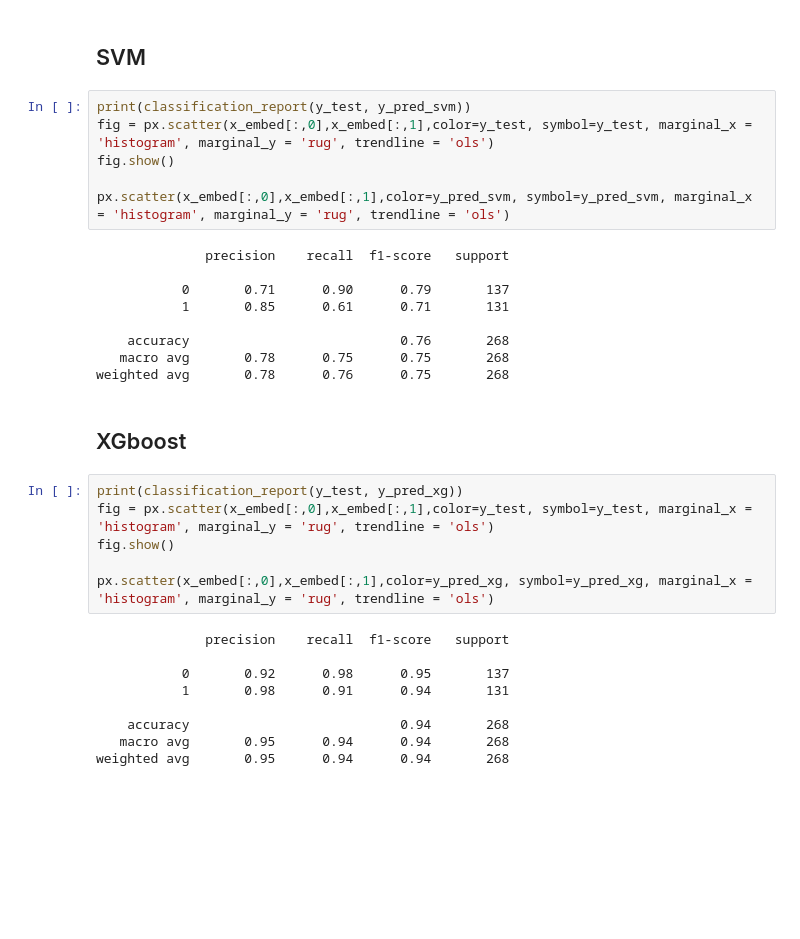
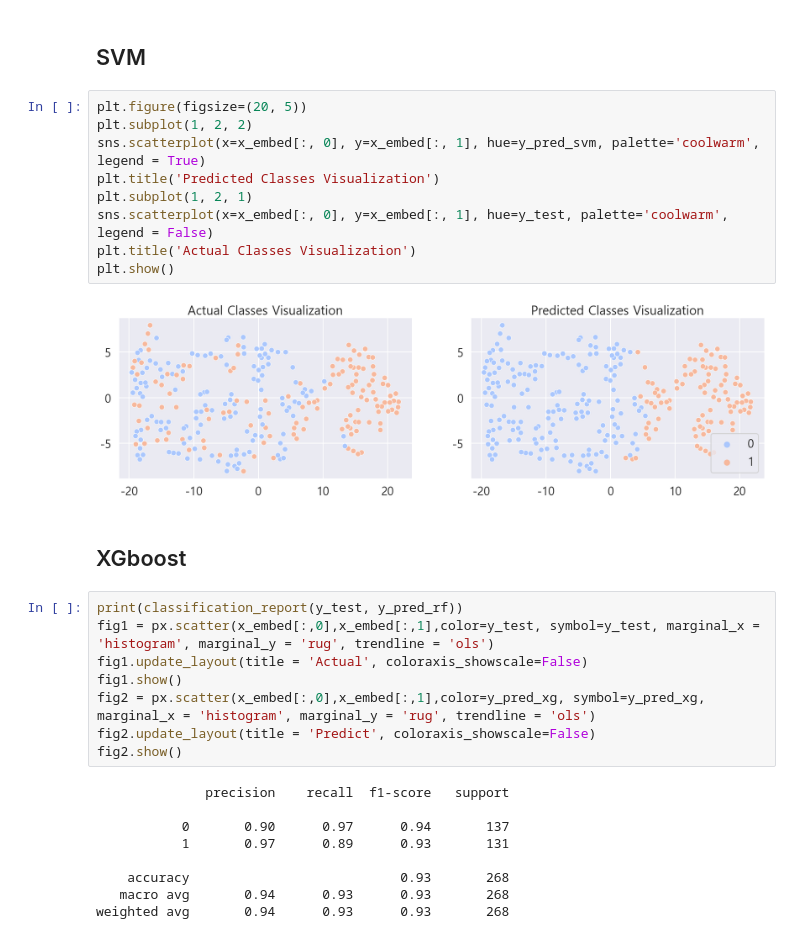
Before and after one commit to Pepi10/ML, a Jupyter notebook: Insurance_charge.ipynb, the cells around one changed output. Saved outputs shown, nothing was run; the diff lists cells and outputs as text; blank space fills up the shorter version.

```diff
--- a/Insurance_charge.ipynb
+++ b/Insurance_charge.ipynb
@@ -491,35 +496,33 @@ px.scatter(x_embed[:,0],x_embed[:,1],color=y_pred_rf, symbol=y_pred_rf, marginal
 weighted avg       0.94      0.93      0.93       268
 # %% [markdown]
 ## SVM
-# %%
-print(classification_report(y_test, y_pred_svm))
-fig = px.scatter(x_embed[:,0],x_embed[:,1],color=y_test, symbol=y_test, marginal_x = 'histogram', marginal_y = 'rug', trendline = 'ols')
-fig.show()
-
-px.scatter(x_embed[:,0],x_embed[:,1],color=y_pred_svm, symbol=y_pred_svm, marginal_x = 'histogram', marginal_y = 'rug', trendline = 'ols')
-# %% [output]
-              precision    recall  f1-score   support
-
-           0       0.71      0.90      0.79       137
-           1       0.85      0.61      0.71       131
-
-    accuracy                           0.76       268
-   macro avg       0.78      0.75      0.75       268
-weighted avg       0.78      0.76      0.75       268
+# %%
+plt.figure(figsize=(20, 5))
+plt.subplot(1, 2, 2)
+sns.scatterplot(x=x_embed[:, 0], y=x_embed[:, 1], hue=y_pred_svm, palette='coolwarm', legend = True)
+plt.title('Predicted Classes Visualization')
+plt.subplot(1, 2, 1)
+sns.scatterplot(x=x_embed[:, 0], y=x_embed[:, 1], hue=y_test, palette='coolwarm', legend = False)
+plt.title('Actual Classes Visualization')
+plt.show()
+# %% [output]
+[figure, added]
 # %% [markdown]
 ## XGboost
 # %%
-print(classification_report(y_test, y_pred_xg))
-fig = px.scatter(x_embed[:,0],x_embed[:,1],color=y_test, symbol=y_test, marginal_x = 'histogram', marginal_y = 'rug', trendline = 'ols')
-fig.show()
-
-px.scatter(x_embed[:,0],x_embed[:,1],color=y_pred_xg, symbol=y_pred_xg, marginal_x = 'histogram', marginal_y = 'rug', trendline = 'ols')
+print(classification_report(y_test, y_pred_rf))
+fig1 = px.scatter(x_embed[:,0],x_embed[:,1],color=y_test, symbol=y_test, marginal_x = 'histogram', marginal_y = 'rug', trendline = 'ols')
+fig1.update_layout(title = 'Actual', coloraxis_showscale=False)
+fig1.show()
+fig2 = px.scatter(x_embed[:,0],x_embed[:,1],color=y_pred_xg, symbol=y_pred_xg, marginal_x = 'histogram', marginal_y = 'rug', trendline = 'ols')
+fig2.update_layout(title = 'Predict', coloraxis_showscale=False)
+fig2.show()
 # %% [output]
               precision    recall  f1-score   support
 
-           0       0.92      0.98      0.95       137
-           1       0.98      0.91      0.94       131
+           0       0.90      0.97      0.94       137
+           1       0.97      0.89      0.93       131
 
-    accuracy                           0.94       268
-   macro avg       0.95      0.94      0.94       268
-weighted avg       0.95      0.94      0.94       268
+    accuracy                           0.93       268
+   macro avg       0.94      0.93      0.93       268
+weighted avg       0.94      0.93      0.93       268
```
Also changed, not shown: parts of 4 cells of this notebook, 1 other file.
